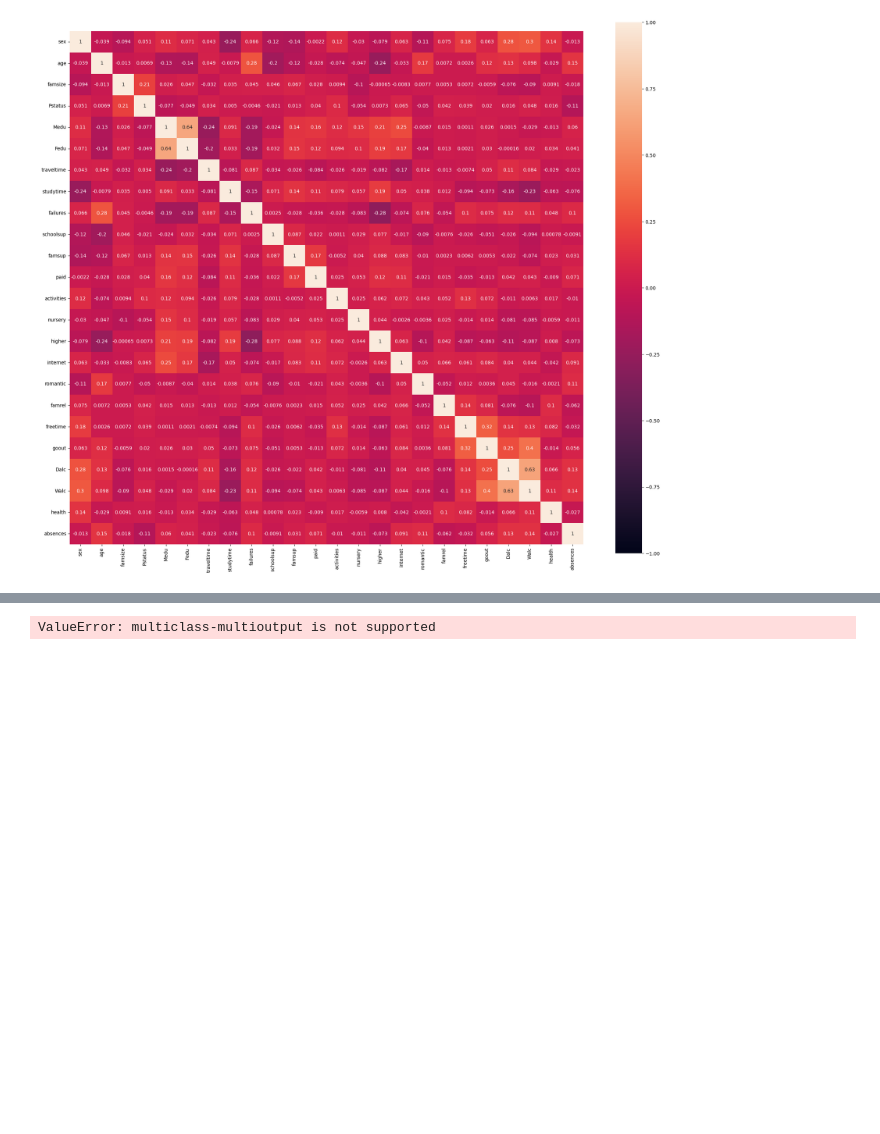
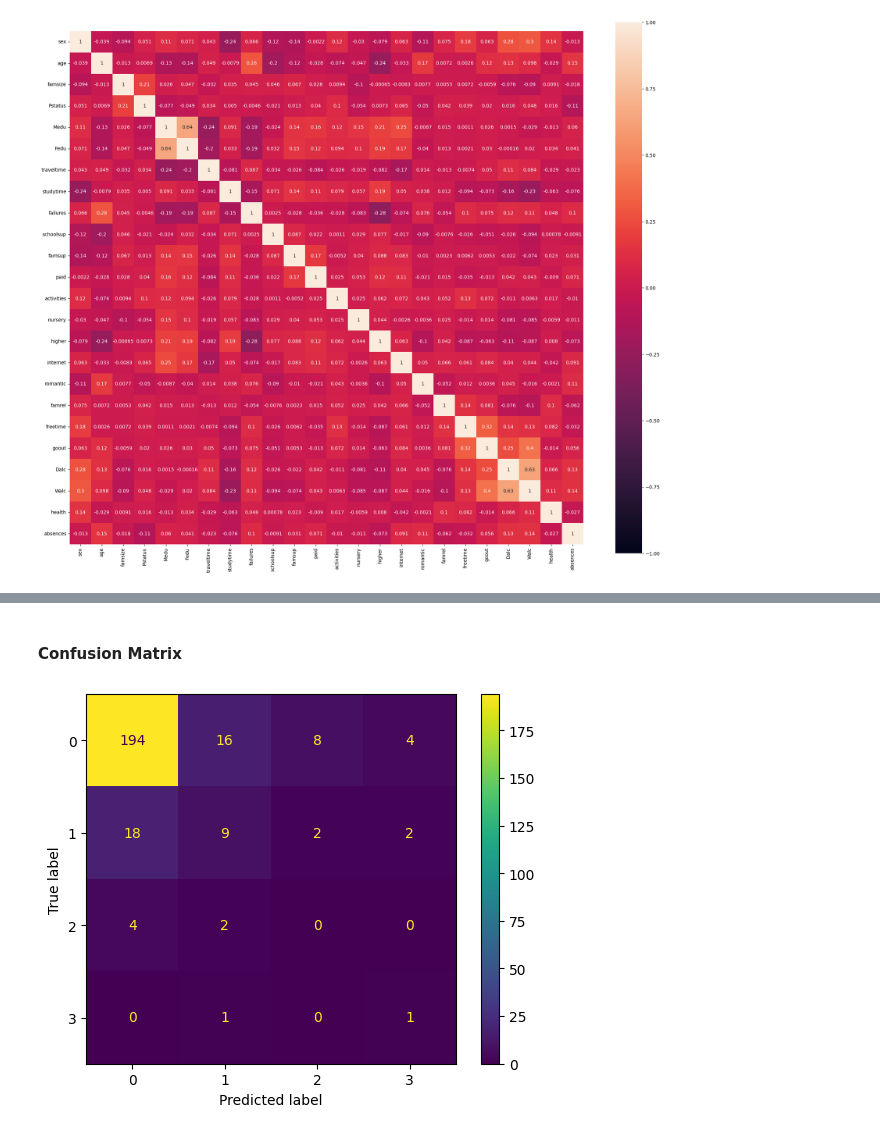
Before and after one commit to Nuno23C/DAA-TP, a Jupyter notebook: student.ipynb, the cells around one changed output, grey strips where cells are left out. Drawn from its saved outputs; the diff is of its cells as text; code cells hidden in the pictures; blank space fills up the shorter version.

Commit message:
two confusion matrix and accuracy of 0.78

```diff
--- a/student.ipynb
+++ b/student.ipynb
@@ -245,10 +217,3 @@ sns.histplot(y_test)
 # %%
 ''' decision tree '''
 clf = DecisionTreeClassifier(random_state=2021)
-# %%
-X_train = X_train.drop(['sex','Pstatus', 'famsize', 'famsup','paid','activities'],axis=1)
-X_test = X_test.drop(['sex','Pstatus', 'famsize', 'famsup','paid','activities'],axis=1)
-y_train = y_train.drop(['higher'],axis=1)
-y_test = y_test.drop(['higher'],axis=1)
-
-clf.fit(X_train, y_train)
@@ -273,2 +224,3 @@ y_test
 # %%
-dt_predictions = clf.predict(X_test)
+y_pred = clf.predict(X_test)
+y_test
@@ -277,8 +240,7 @@ pred = clf.predict(X_test)
-# %%
-cm = metrics.confusion_matrix(y_test, pred, labels=clf.classes_)
-disp = ConfusionMatrixDisplay(confusion_matrix=cm, display_labels=clf.classes_)
-
-disp.plot()
-plt.show()
-# %% [output]
-ValueError: multiclass-multioutput is not supported
+# %% [markdown]
+#### Confusion Matrix
+# %%
+ConfusionMatrixDisplay.from_predictions(y_test,y_pred )
+plt.show()
+# %% [output]
+[figure, added]
```
Also changed, not shown: parts of 21 cells of this notebook.
